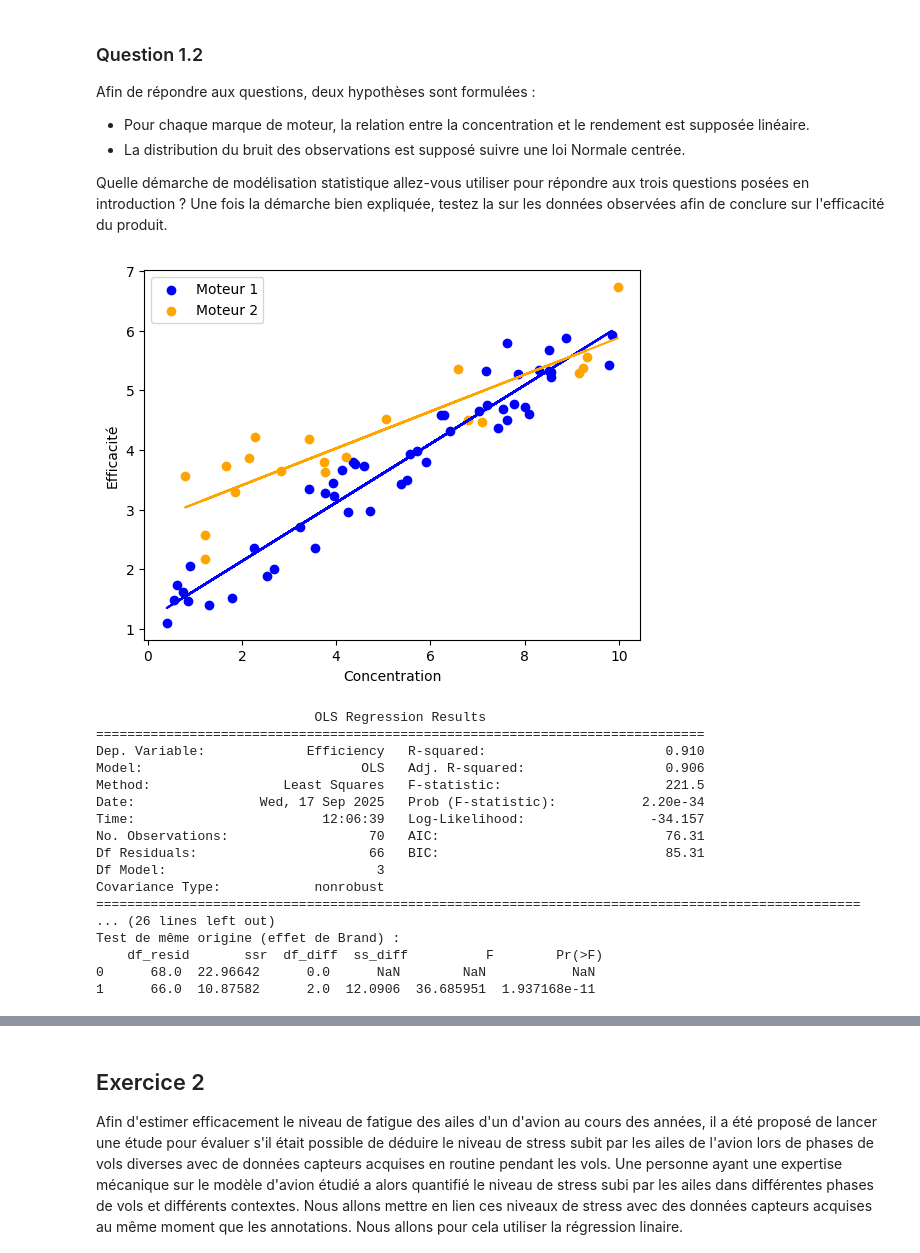
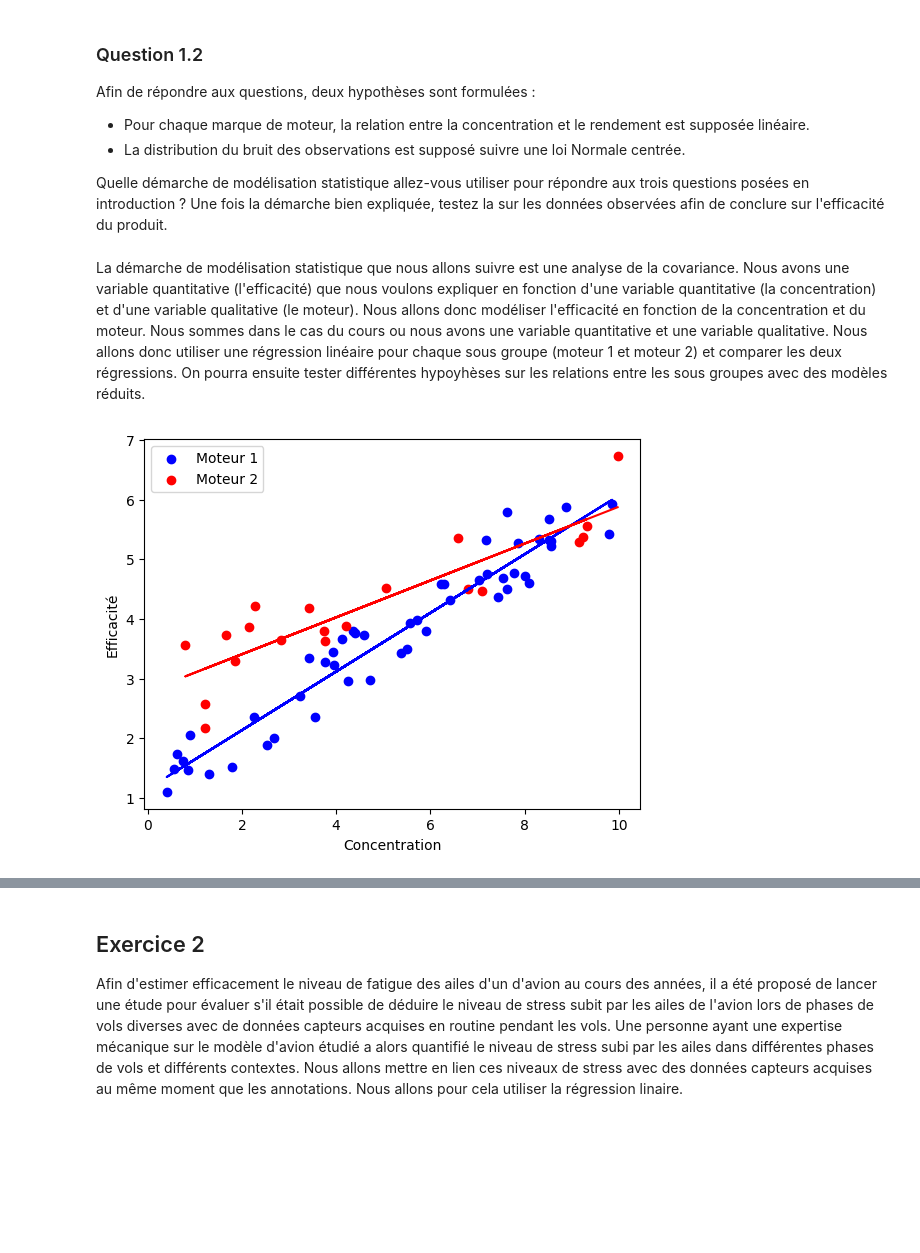
Before and after one commit to pupintimeo-max/stat-ml, a Jupyter notebook: BE_StatML_2025.ipynb, the cells around one changed output, grey strips where cells are left out. Drawn from its saved outputs; the diff is of its cells as text; code cells hidden in the pictures; blank space fills up the shorter version.

```diff
--- a/BE_StatML_2025.ipynb
+++ b/BE_StatML_2025.ipynb
@@ -48,97 +52,48 @@ Afin de répondre aux questions, deux hypothèses sont formulées :
 - La distribution du bruit des observations est supposé suivre une loi Normale centrée.
 
 Quelle démarche de modélisation statistique allez-vous utiliser pour répondre aux trois questions posées en introduction ? Une fois la démarche bien expliquée, testez la sur les données observées afin de conclure sur l'efficacité du produit.
+# %% [markdown]
+ La démarche de modélisation statistique que nous allons suivre est une analyse de la covariance. Nous
+ avons une variable quantitative (l'efficacité) que nous voulons expliquer en fonction d'une variable
+ quantitative (la concentration) et d'une variable qualitative (le moteur). Nous allons donc modéliser
+ l'efficacité en fonction de la concentration et du moteur. Nous sommes dans le cas du cours ou
+ nous avons une variable quantitative et une variable qualitative. Nous allons donc utiliser une
+ régression linéaire pour chaque sous groupe (moteur 1 et moteur 2) et comparer les deux régressions.
+ On pourra ensuite tester différentes hypoyhèses sur les relations entre les sous groupes
+ avec des modèles réduits.
 # %%
-# La démarche de modélisation statistique que nous allons suivre est une analyse de la covariance. Nous
-# avons une variable quantitative (l'efficacité) que nous voulons expliquer en fonction d'une variable
-# quantitative (la concentration) et d'une variable qualitative (le moteur). Nous allons donc modéliser
-# l'efficacité en fonction de la concentration et du moteur. Nous sommes dans le cas du cours ou
-# nous avons une variable quantitative et une variable qualitative. Nous allons donc utiliser une
-# régression linéaire pour chaque sous groupe (moteur 1 et moteur 2) et comparer les deux régressions.
-# On pourra ensuite tester différentes hypoyhèses sur les relations entre les sous groupes
-# avec des modèles réduits.
+
 from sklearn.linear_model import LinearRegression
 import statsmodels.formula.api as smf
 import statsmodels.api as sm
 
 
 T = df['Brand'].unique()
 
 subset1 = df[df['Brand'] == T[0]]
 subset2 = df[df['Brand'] == T[1]]
 
 X1 = subset1['Concentration'].values.reshape(-1, 1)
 y1 = subset1['Efficiency'].values
 X2 = subset2['Concentration'].values.reshape(-1, 1)
 y2 = subset2['Efficiency'].values
 
 lr1 = LinearRegression().fit(X1, y1)
 lr2 = LinearRegression().fit(X2, y2)
 
 beta_0_1 = lr1.intercept_
 beta_1_1 = lr1.coef_[0]
 
 beta_0_2 = lr2.intercept_
 beta_1_2 = lr2.coef_[0]
 
 plt.scatter(X1, y1, color='blue', label='Moteur 1')
-plt.scatter(X2, y2, color='orange', label='Moteur 2')
+plt.scatter(X2, y2, color='red', label='Moteur 2')
 plt.plot(X1, lr1.predict(X1), color='blue')
-plt.plot(X2, lr2.predict(X2), color='orange')
+plt.plot(X2, lr2.predict(X2), color='red')
 plt.xlabel('Concentration')
 plt.ylabel('Efficacité')
 plt.legend()
 plt.show()
-
-#On veut maintenant mettre en lumière des différences entre les deux groupes, donc les deux moteurs
-#On va réécrire le modèle de régression linéaire pour tester différentes hypothèses.
-#On a deux groupes, donc on peut écrire le modèle de régression linéaire comme
-
-#on choisit un groupe de référence, par exemple le moteur 2 mais ici on n'a que deux groupes donc le choix n'a pas d'importance
-#On utilise la libraire statsmodels pour réaliser l'ancova
-
-# Modèle complet avec interaction
-model_full = smf.ols("Efficiency ~ Concentration * Brand", data=df).fit()
-print(model_full.summary())
-
-# 1) Test de même pente (interaction inutile ?)
-model_no_interaction = smf.ols("Efficiency ~ Concentration + Brand", data=df).fit()
-anova1 = sm.stats.anova_lm(model_no_interaction, model_full)
-print("\nTest de même pente (interaction) :\n", anova1)
-
-# 2) Test de l'effet de la concentration (modèle sans concentration)
-model_no_concentration = smf.ols("Efficiency ~ Brand", data=df).fit()
-anova2 = sm.stats.anova_lm(model_no_concentration, model_full)
-print("\nTest de l'effet de la concentration :\n", anova2)
-
-# 3) Test de même origine (intercept identique entre marques)
-#   -> comparer modèle avec ou sans Brand
-model_no_brand = smf.ols("Efficiency ~ Concentration", data=df).fit()
-anova3 = sm.stats.anova_lm(model_no_brand, model_full)
-print("\nTest de même origine (effet de Brand) :\n", anova3)
-
-# Conclusion :
-# Pour les 3 tests, on rejette H0 au seuil 5% (p-value < 0.05)
-# ainsi, on conclut qu'il y a une interaction entre la concentration et la marque (pente différente),
-# que la concentration a un effet significatif sur l'efficacité, et que la marque a aussi un effet significatif
-# sur l'efficacité (ordonnée à l'origine différente entre les marques).
-# Cela confirme notre analyse visuelle initiale.
 # %% [output]
-[figure, old version]
+[figure, new version]
-                            OLS Regression Results
-==============================================================================
-Dep. Variable:             Efficiency   R-squared:                       0.910
-Model:                            OLS   Adj. R-squared:                  0.906
-Method:                 Least Squares   F-statistic:                     221.5
-Date:                Wed, 17 Sep 2025   Prob (F-statistic):           2.20e-34
-Time:                        12:06:39   Log-Likelihood:                -34.157
-No. Observations:                  70   AIC:                             76.31
-Df Residuals:                      66   BIC:                             85.31
-Df Model:                           3
-Covariance Type:            nonrobust
-==================================================================================================
-... (26 lines left out)
-Test de même origine (effet de Brand) :
-    df_resid       ssr  df_diff  ss_diff          F        Pr(>F)
-0      68.0  22.96642      0.0      NaN        NaN           NaN
-1      66.0  10.87582      2.0  12.0906  36.685951  1.937168e-11
```
Also changed, not shown: parts of 23 cells of this notebook.
